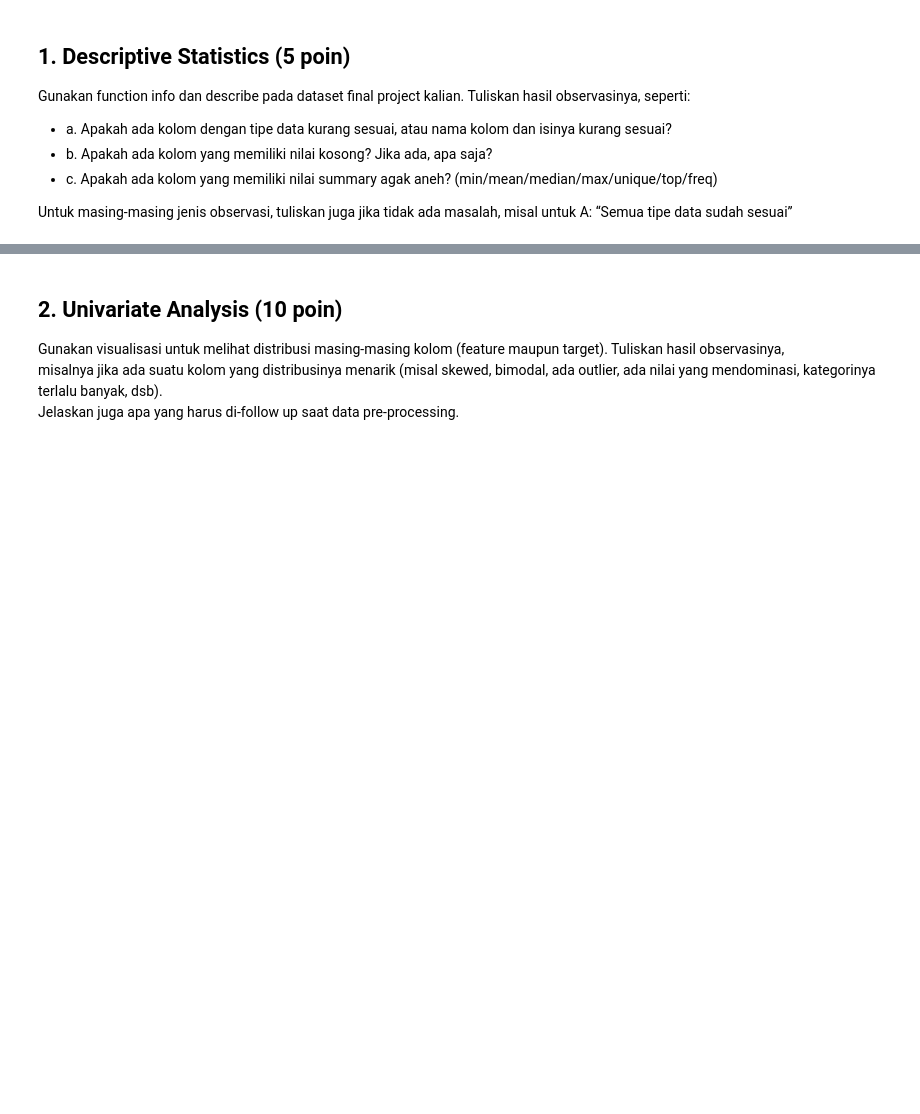
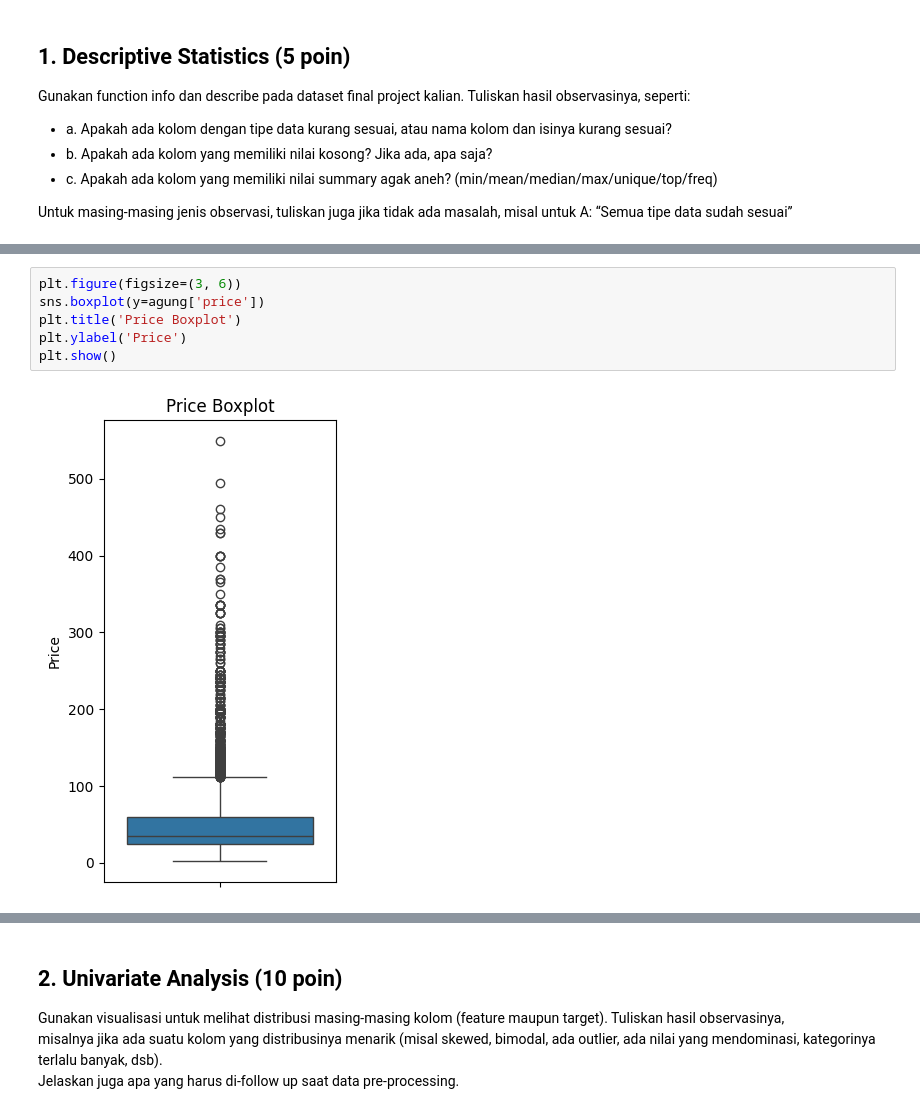
Before and after one commit to AgungHari/Rakamin_HW_MachineLearningPreparation, a Jupyter notebook: Homework/Mentahan.ipynb, the cells around one changed output, grey strips where cells are left out. Cells and saved outputs as stored; diff of their text form; blank space fills up the shorter version.

```diff
--- a/Homework/Mentahan.ipynb
+++ b/Homework/Mentahan.ipynb
@@ -15,0 +96,8 @@ kurang sesuai?
+# %%
+plt.figure(figsize=(3, 6))
+sns.boxplot(y=agung['price'])
+plt.title('Price Boxplot')
+plt.ylabel('Price')
+plt.show()
+# %% [output]
+[figure, added]
```
Also changed, not shown: parts of 16 cells of this notebook.
